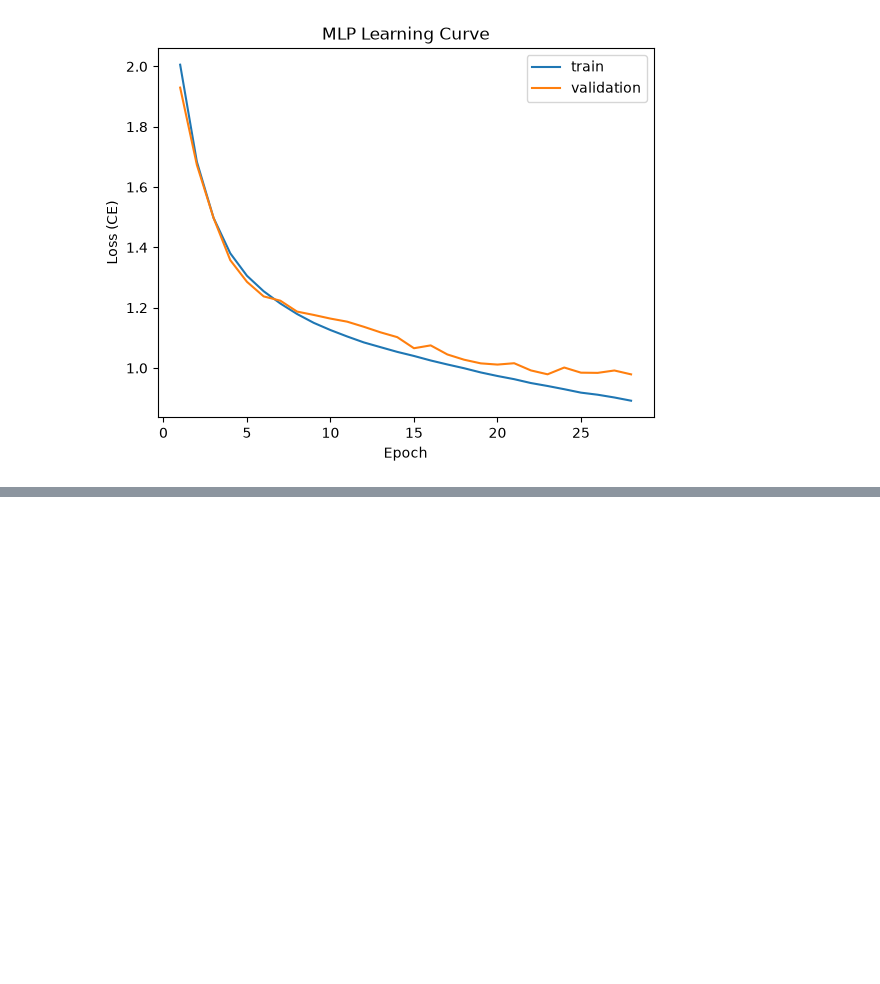
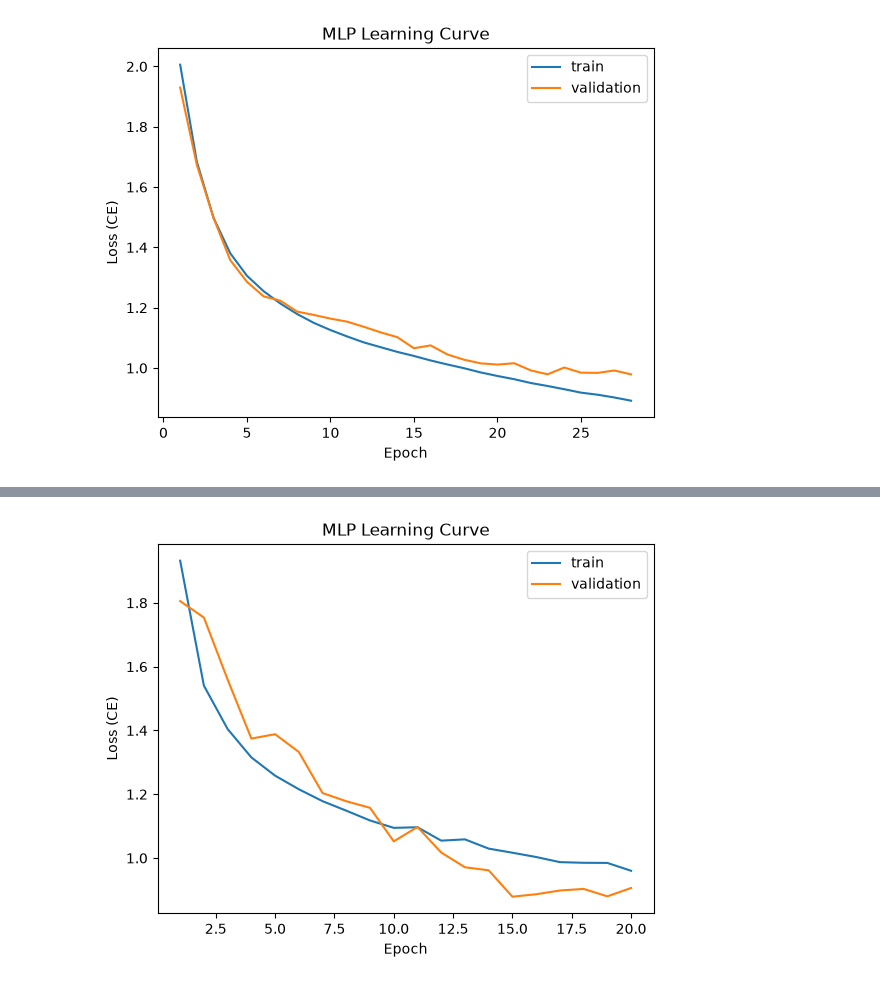
Before and after one commit to AyoubGutin/galaxy_classification, a Jupyter notebook: main.ipynb, the cells around one changed output, grey strips where cells are left out. Cells and saved outputs as stored; diff of their text form; code cells hidden in the pictures; blank space fills up the shorter version.

```diff
--- a/main.ipynb
+++ b/main.ipynb
@@ -608,0 +676,11 @@ print(w)
+# %%
+h = history.history
+epochs = range(1, len(h['loss']) +1)
+
+plt.plot(epochs, h['loss'], label='train')
+plt.plot(epochs, h['val_loss'], label='validation')
+plt.xlabel('Epoch'); plt.ylabel('Loss (CE)')
+plt.title('MLP Learning Curve')
+plt.legend(); plt.show()
+# %% [output]
+[figure, added]
```
Also changed, not shown: parts of 6 cells of this notebook.
